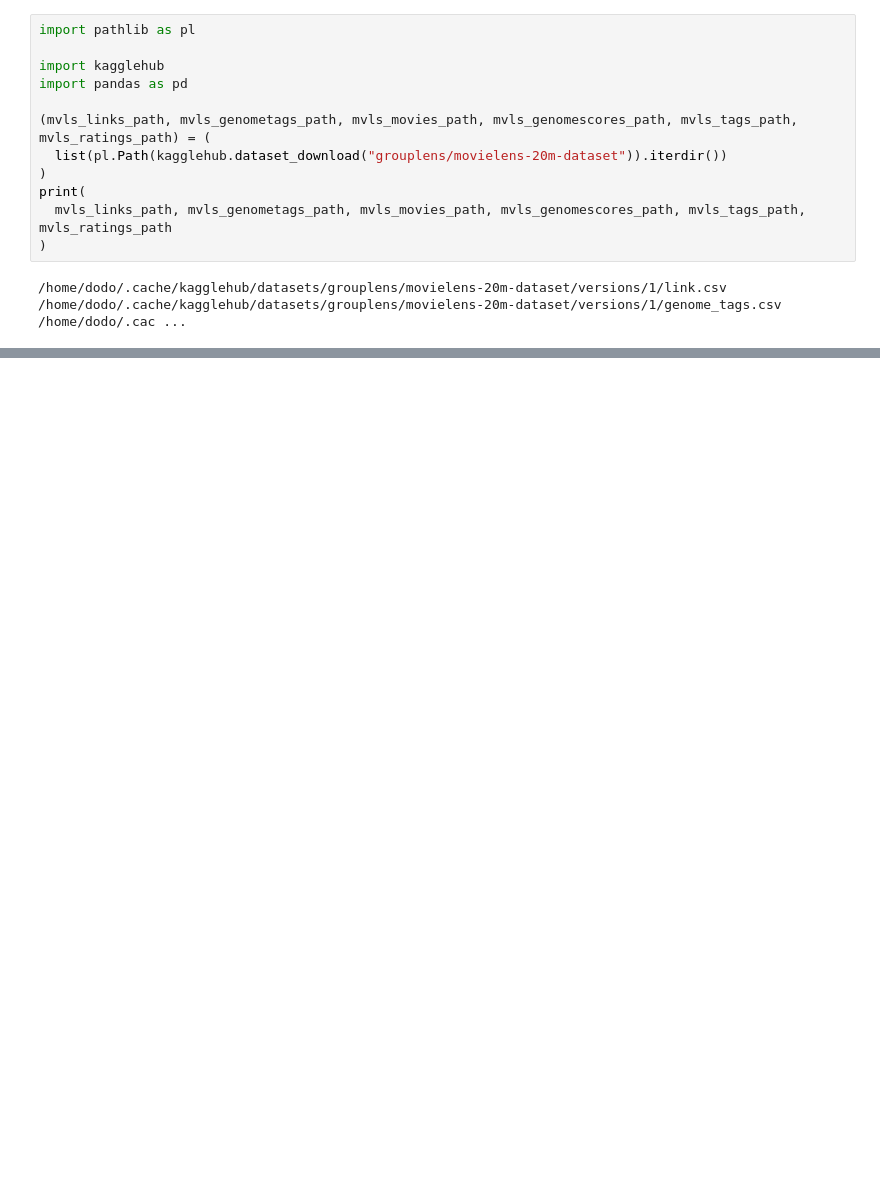
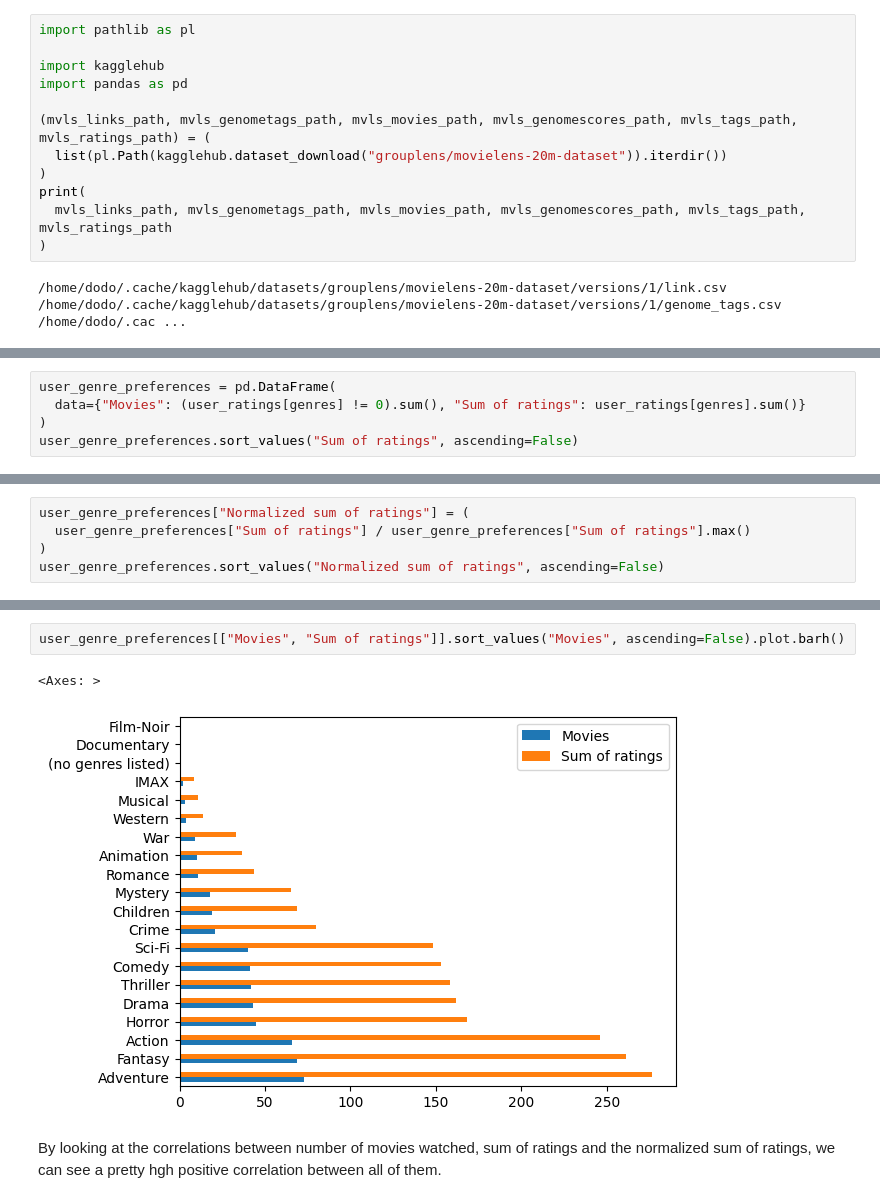
Before and after one commit to douglasrizzo/recsys-movies, a Jupyter notebook: src/genre-filter.ipynb, the cells around one changed output, grey strips where cells are left out. Cells and saved outputs as stored; diff of their text form; blank space fills up the shorter version.

```diff
--- a/src/genre-filter.ipynb
+++ b/src/genre-filter.ipynb
@@ -120,0 +228,5 @@ dtype: float64
+# %%
+user_genre_preferences = pd.DataFrame(
+  data={"Movies": (user_ratings[genres] != 0).sum(), "Sum of ratings": user_ratings[genres].sum()}
+)
+user_genre_preferences.sort_values("Sum of ratings", ascending=False)
@@ -120,0 +253,5 @@ dtype: float64
+# %%
+user_genre_preferences["Normalized sum of ratings"] = (
+  user_genre_preferences["Sum of ratings"] / user_genre_preferences["Sum of ratings"].max()
+)
+user_genre_preferences.sort_values("Normalized sum of ratings", ascending=False)
@@ -120,0 +296,7 @@ dtype: float64
+# %%
+user_genre_preferences[["Movies", "Sum of ratings"]].sort_values("Movies", ascending=False).plot.barh()
+# %% [output]
+<Axes: >
+[figure, added]
+# %% [markdown]
+By looking at the correlations between number of movies watched, sum of ratings and the normalized sum of ratings, we can see a pretty hgh positive correlation between all of them.
```
Also changed, not shown: parts of 42 cells of this notebook, 1 other file.
